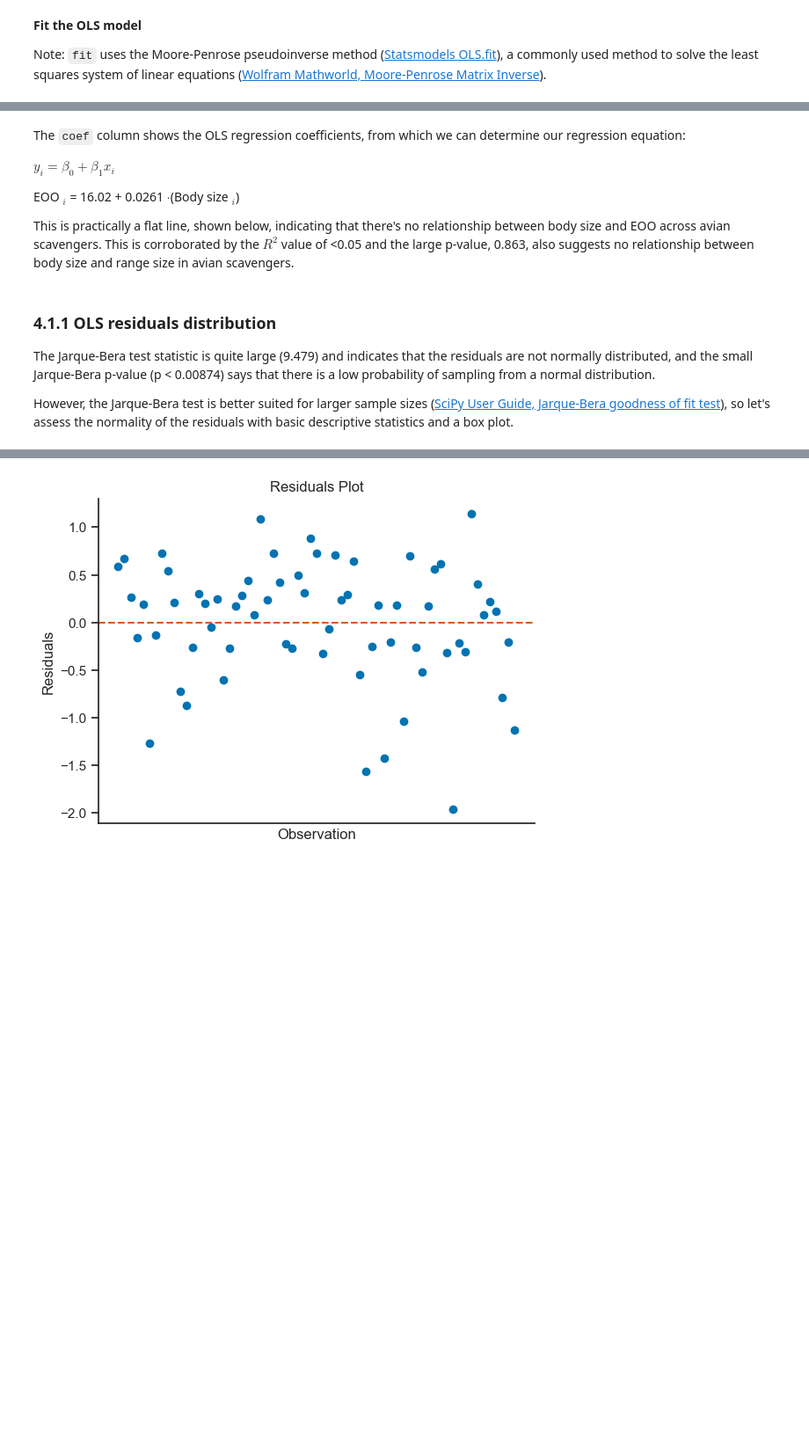
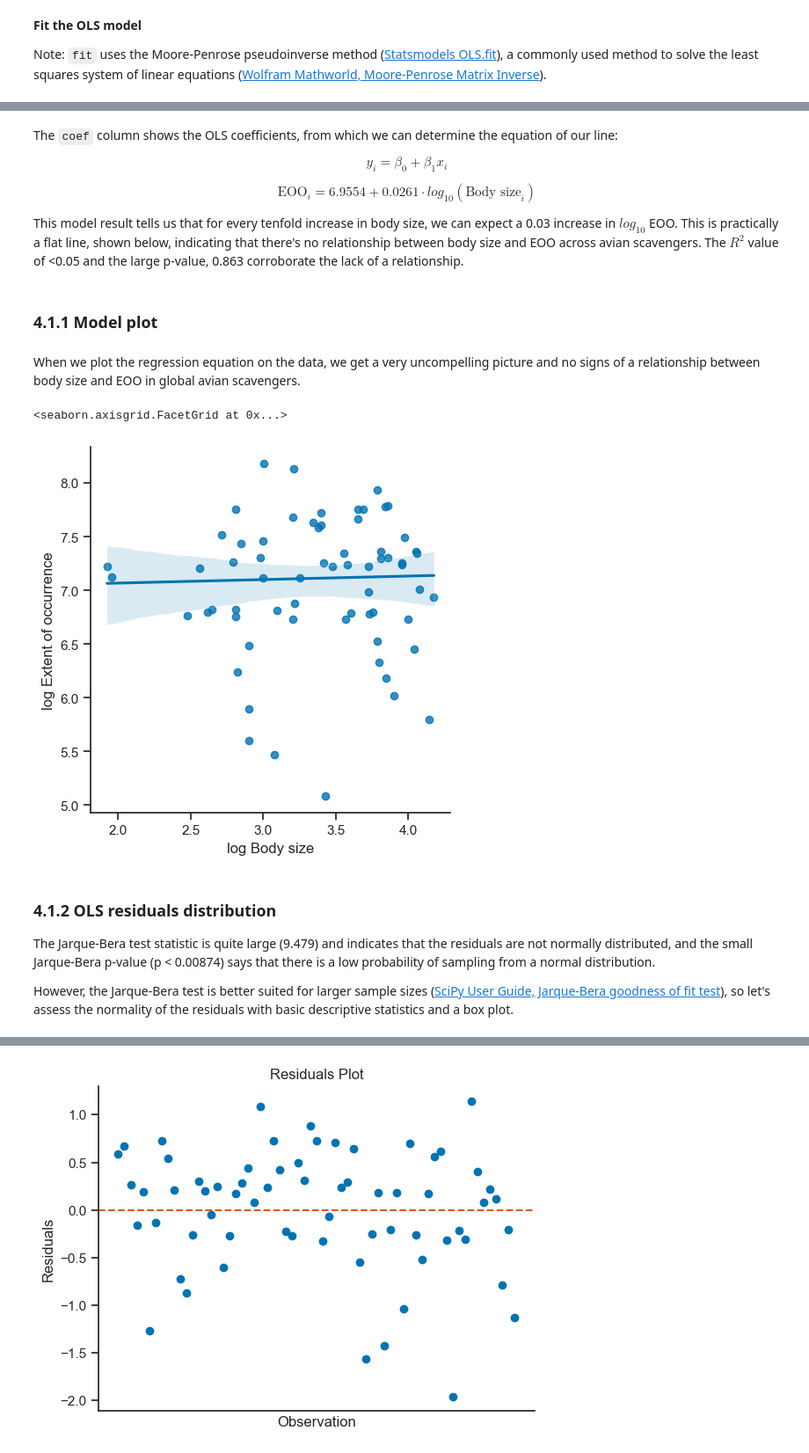
Before and after one commit to TheMightiestCrab/Macroecology, a Jupyter notebook: code/3 scavengers.ipynb, the cells around one changed output, grey strips where cells are left out. Shown at 88% size. Drawn from its saved outputs; the diff is of its cells as text; code cells hidden in the pictures; blank space fills up the shorter version.

```diff
--- a/code/3 scavengers.ipynb
+++ b/code/3 scavengers.ipynb
@@ -254,15 +269,34 @@ Covariance Type:                  nonrobust
 Notes:
 [1] Standard Errors assume that the covariance matrix of the errors is correctly specified.
 # %% [markdown]
-The `coef` column shows the OLS regression coefficients, from which we can determine our regression equation:
+The `coef` column shows the OLS coefficients, from which we can determine the equation of our line:
 
-$y_i = \beta_0 + \beta_1x_i$
+$$
+    y_i = \beta_0 + \beta_1x_i
+$$
 
-EOO $_i$ = 16.02 + 0.0261 $\cdot$(Body size $_i$)
+$$
+    \text{EOO}_i = 6.9554 + 0.0261 \cdot log_{10}(\text{Body size}_i)
+$$
 
-This is practically a flat line, shown below, indicating that there's no relationship between body size and EOO across avian scavengers. This is corroborated by the $R^2$ value of <0.05 and the large p-value, 0.863, also suggests no relationship between body size and range size in avian scavengers.
+This model result tells us that for every tenfold increase in body size, we can expect a 0.03 increase in $log_{10}$ EOO. This is practically a flat line, shown below, indicating that there's no relationship between body size and EOO across avian scavengers. The $R^2$ value of <0.05 and the large p-value, 0.863 corroborate the lack of a relationship.
+# %% [markdown]
+### 4.1.1 Model plot
+# %% [markdown]
+When we plot the regression equation on the data, we get a very uncompelling picture and no signs of a relationship between body size and EOO in global avian scavengers.
+# %%
+sns.lmplot(
+    x="log Body size",
+    y="log Extent of occurrence",
+    data=scavengers,
+    scatter=True,
+    robust=True,
+)
+# %% [output]
+<seaborn.axisgrid.FacetGrid at 0x...>
+[figure, added]
 # %% [markdown]
-### 4.1.1 OLS residuals distribution
+### 4.1.2 OLS residuals distribution
 
 The Jarque-Bera test statistic is quite large (9.479) and indicates that the residuals are not normally distributed, and the small Jarque-Bera p-value (p < 0.00874) says that there is a low probability of sampling from a normal distribution.
 
```
Also changed, not shown: parts of 38 cells of this notebook, 1 other file.
